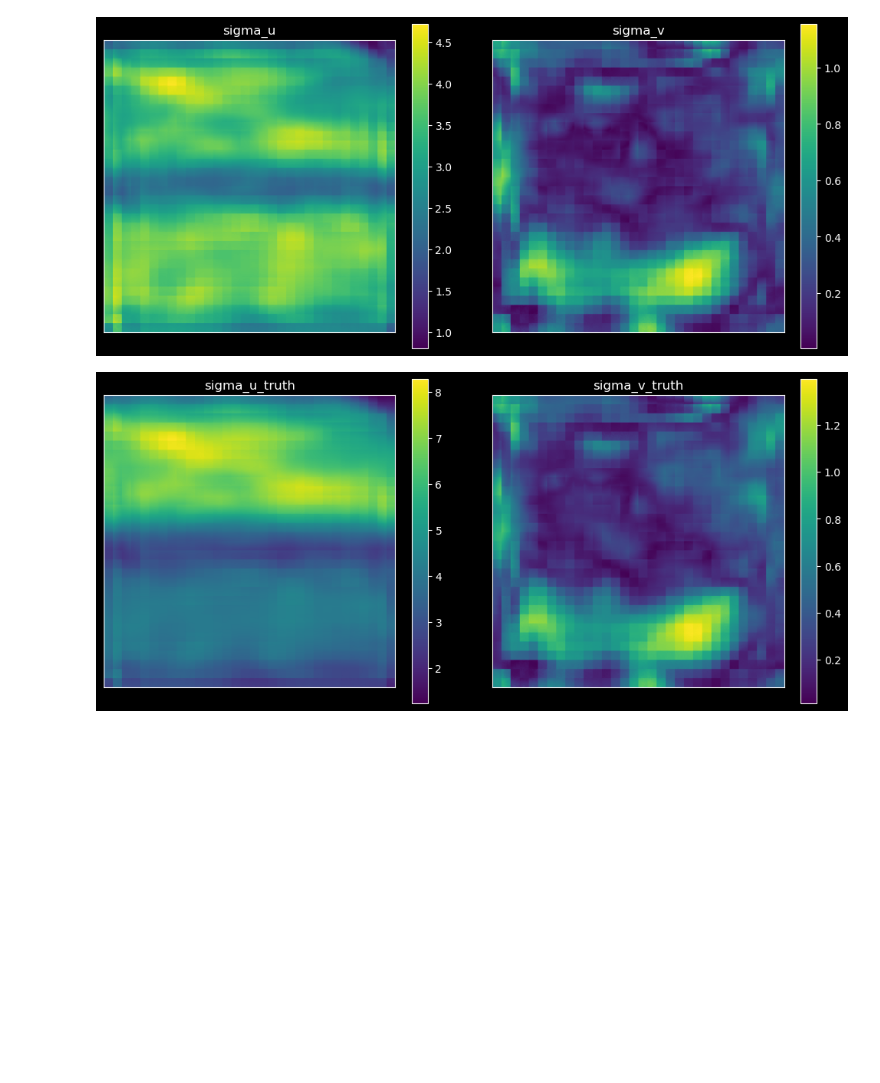
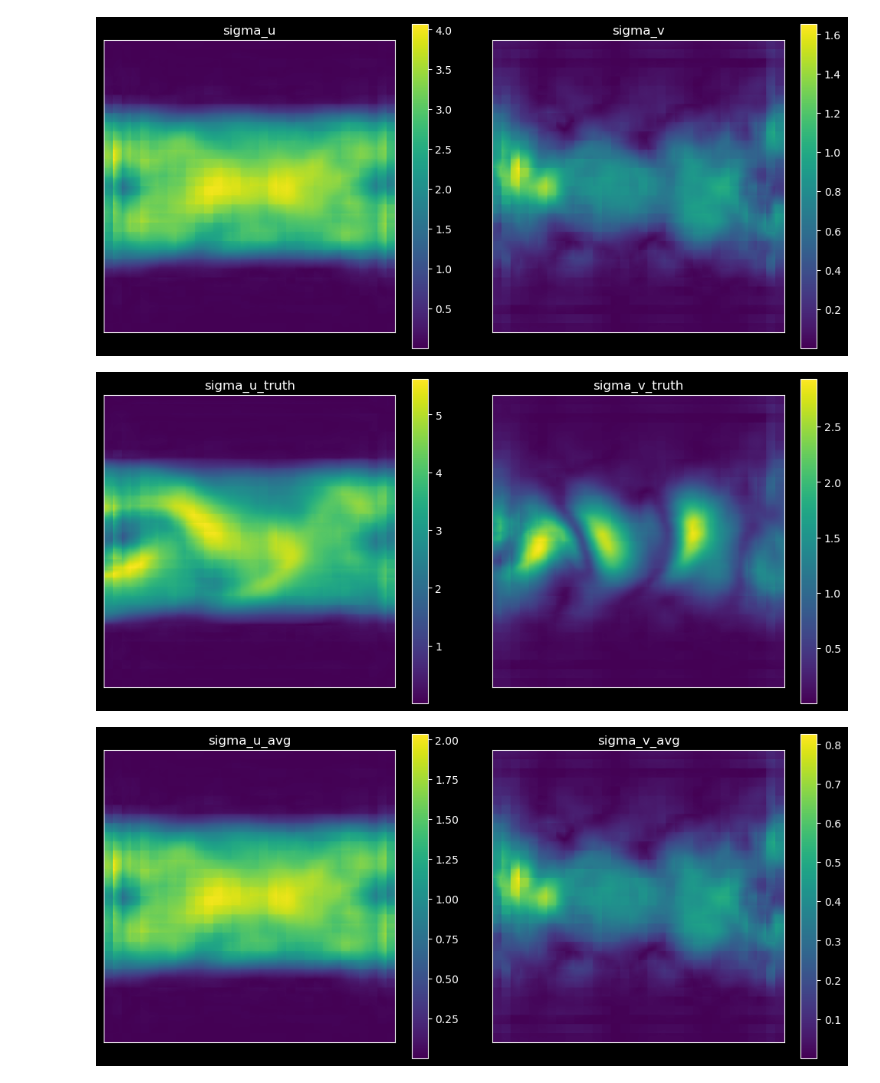
Before and after one commit to HardingPan/UR, a Jupyter notebook: ur-test.ipynb, the cells around one changed output. Drawn from its saved outputs; the diff is of its cells as text; code cells hidden in the pictures; blank space fills up the shorter version.

```diff
--- a/ur-test.ipynb
+++ b/ur-test.ipynb
@@ -14,9 +14,9 @@ data_path_multimodel = '/home/panding/code/UR/piv-data/baseline-multimodel'
 data_path_multitransform = '/home/panding/code/UR/piv-data/baseline-multitransform'
 data_path_ur = '/home/panding/code/UR/piv-data/test'
 
-datas_multimodel = glob.glob(os.path.join(data_path_multimodel, 'b*.npy'))
-datas_multitransform = glob.glob(os.path.join(data_path_multitransform, 'b*.npy'))
-datas_ur = glob.glob(os.path.join(data_path_ur, 'b*.npy'))
+datas_multimodel = glob.glob(os.path.join(data_path_multimodel, '*.npy'))
+datas_multitransform = glob.glob(os.path.join(data_path_multitransform, '*.npy'))
+datas_ur = glob.glob(os.path.join(data_path_ur, '*.npy'))
 
 datas_multimodel = sorted(datas_multimodel)
 datas_multitransform = sorted(datas_multitransform)
@@ -38,7 +38,7 @@ data = data[:4]
 # final_array = np.tile(expanded_array, expanded_shape)
 
 # model_path = '/home/panding/code/UR/UR/ur-model/8-22-4.pt'
-model_path = '/home/panding/code/UR/ur-model/model-90.model.pt'
+model_path = '/home/panding/code/UR/ur-model/backstep-2.pt'
 my_device = torch.device("cuda" if torch.cuda.is_available() else "cpu")
 
 test = Ur(data, model_path, my_device)
@@ -82,9 +84,11 @@ sigma_u_t_multimodel, sigma_v_t_multimodel = baseline_1.std_truth(show=1)
 # %%
 sigma_u_multitransform, sigma_v_multitransform = baseline_2.std(show=1)
 sigma_u_t_multitransform, sigma_v_t_multitransform = baseline_2.std_truth(show=1)
+sigma_u_avg_multitransform, sigma_v_avg_multitransform = baseline_2.avg_std(show=1)
 # %% [output]
-[figure, old version]
+[figure, new version]
-[figure, old version]
+[figure, new version]
+[figure, added]
 # %%
 print(sigma_u_ur.shape)
 sigma_u_ur = sigma_u_ur.reshape((256,256))
```
Also changed, not shown: parts of 4 cells of this notebook, 20 other files.
